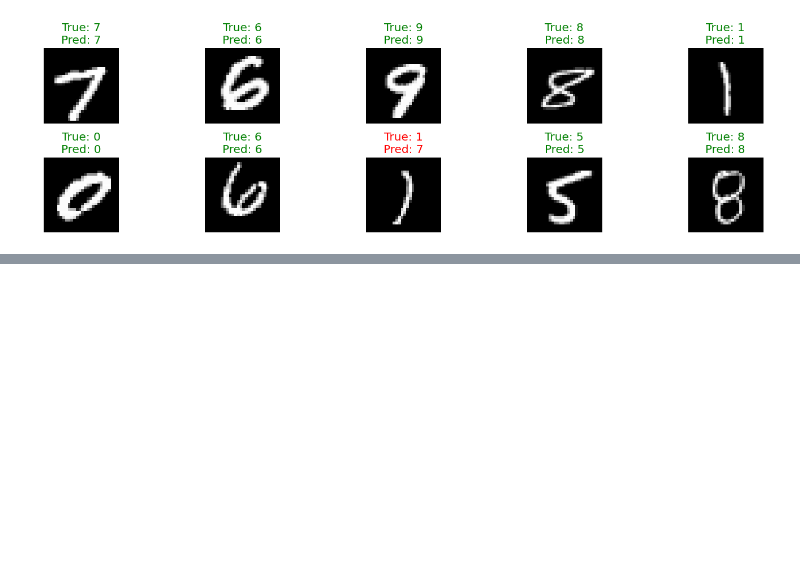
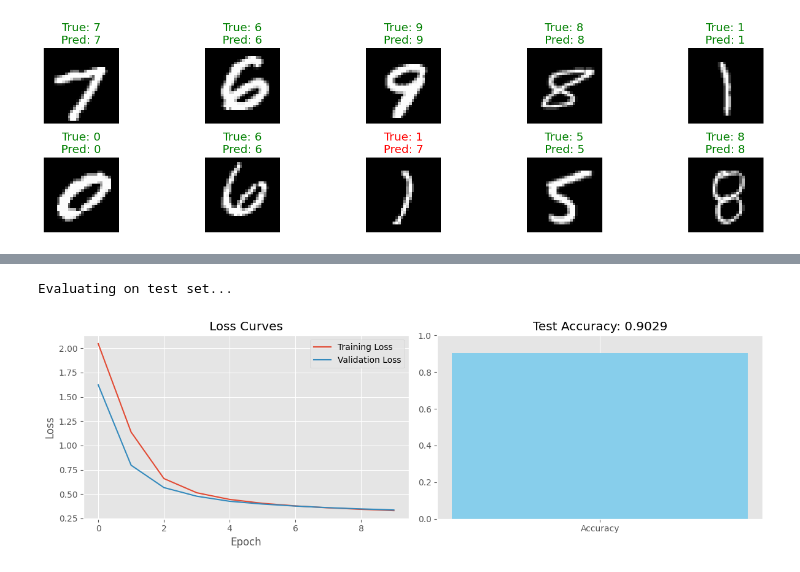
Before and after one commit to alandmprtma/IF3270_Tubes1_57, a Jupyter notebook: test_main.ipynb, the cells around one changed output, grey strips where cells are left out. Drawn from its saved outputs; the diff is of its cells as text; code cells hidden in the pictures; blank space fills up the shorter version.

Commit message:
feat: add one width variation

```diff
--- a/test_main.ipynb
+++ b/test_main.ipynb
@@ -654,0 +659,17 @@ visualize_predictions(results_d3['model'], X_test, y_test, n_examples=10)
+# %%
+# Set parameters for the model
+hidden_layers = 2  # Depth of the model (1 hidden layer)
+width_per_layer = 32  # Width of the single hidden layer
+epochs = 10  # Number of epochs
+learning_rate = 0.01  # Learning rate
+batch_size = 128  # Batch size
+
+# Train and evaluate the model
+results_w1 = train_and_evaluate(
+    X_train, X_test, y_train, y_test,
+    hidden_layers=hidden_layers,
+    width_per_layer=width_per_layer,
+    epochs=epochs,
+    learning_rate=learning_rate,
+    batch_size=batch_size
+)
@@ -654,0 +694,10 @@ visualize_predictions(results_d3['model'], X_test, y_test, n_examples=10)
+# %%
+plot_training_history_and_accuracy(
+    history=results_w1['history'],
+    model=results_w1['model'],
+    X_test=X_test,
+    y_test=y_test
+)
+# %% [output]
+Evaluating on test set...
+[figure, added]
```
Also changed, not shown: parts of 9 cells of this notebook.
